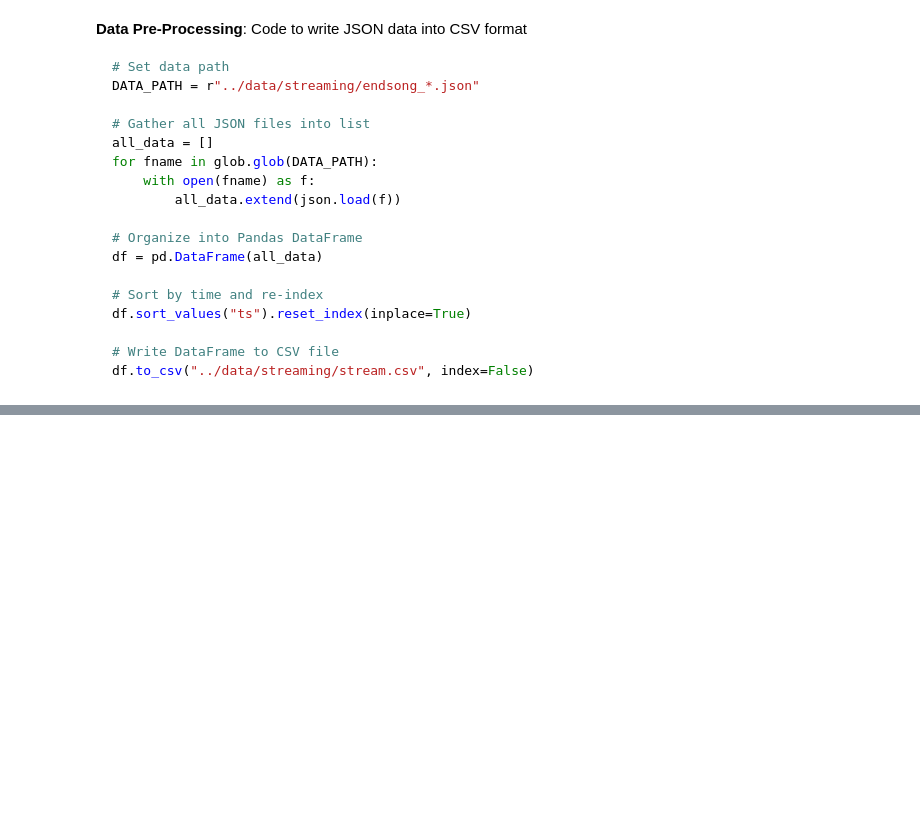
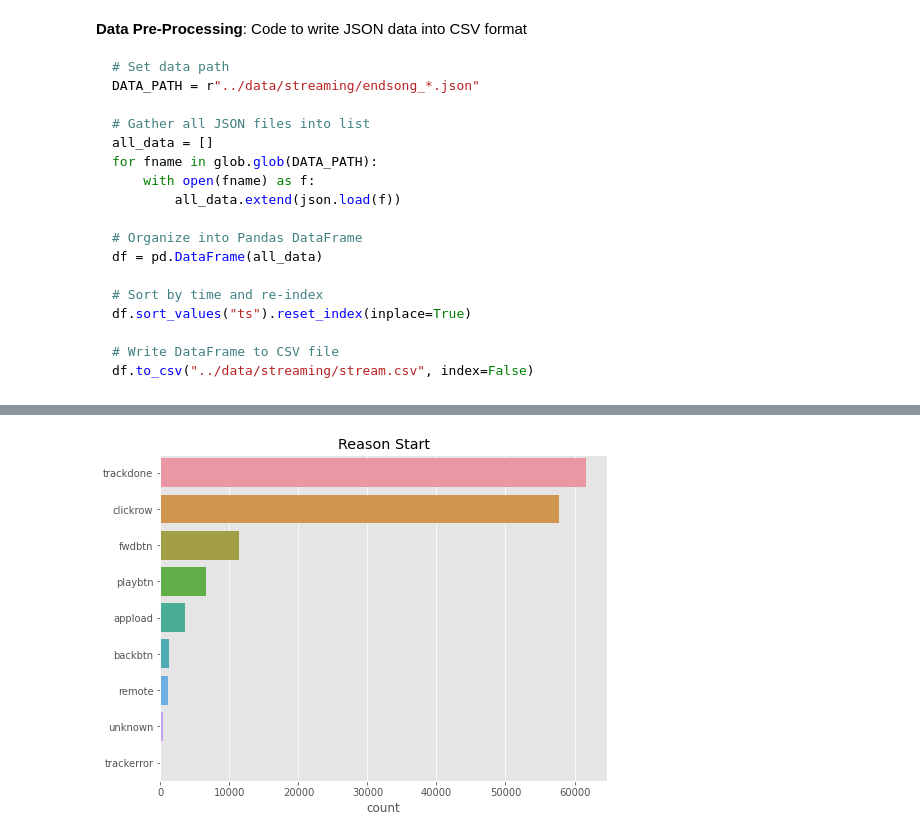
Before and after one commit to willfurtado/Visualizing-Spotify-Data, a Jupyter notebook: notebooks/SpotifyStreaming.ipynb, the cells around one changed output, grey strips where cells are left out. Saved outputs shown, nothing was run; the diff lists cells and outputs as text; code cells hidden in the pictures; blank space fills up the shorter version.

Commit message:
Adding bar chart functionality

```diff
--- a/notebooks/SpotifyStreaming.ipynb
+++ b/notebooks/SpotifyStreaming.ipynb
@@ -93,14 +95,3 @@ top_daily_cumulative = top_daily.groupby("master_metadata_album_artist_name").cu
 
 # Explode Album index for plotting purposes
 top_daily_reduced = top_daily_cumulative.reset_index(level=1)
-# %%
-fig, ax = plt.subplots(figsize=(12, 8))
-
-# Plot cumulative listening over time
-sns.lineplot(
-    data=top_daily_reduced,
-    x=top_daily_reduced.index,
-    y="sec_played",
-    hue="master_metadata_album_artist_name",
-    ax=ax
-);
@@ -108,0 +98,12 @@ sns.lineplot(
+# %%
+# Plot cumulative listening over time interactively
+fig = px.line(
+    top_daily_reduced,
+    x=top_daily_reduced.index,
+    y="sec_played",
+    color="master_metadata_album_artist_name",
+    template="ggplot2",
+    title="Cumulative Streaming for Top Artists"
+);
+
+fig.show()
@@ -108,0 +119,15 @@ sns.lineplot(
+# %%
+def bar(*, data: pd.DataFrame, col: str,) -> None:
+    """Plots a Horizontal Bar Chart of specified columns"""
+    fig, ax = plt.subplots(figsize=(8,6))
+    reduced = data.groupby(col).count().iloc[:,
+            [0]].sort_values(by="username", ascending=False).rename(columns={"username": "count"})
+    sns.barplot(data=reduced, x="count", y=reduced.index, orient="h", ax=ax)
+    ax.set_ylabel(None)
+    plt.title(col.title().replace("_", " "))
+
+    return fig, ax
+# %%
+fig, ax = bar(data=df, col="reason_start")
+# %% [output]
+[figure, added]
```
Also changed, not shown: parts of 11 cells of this notebook.
